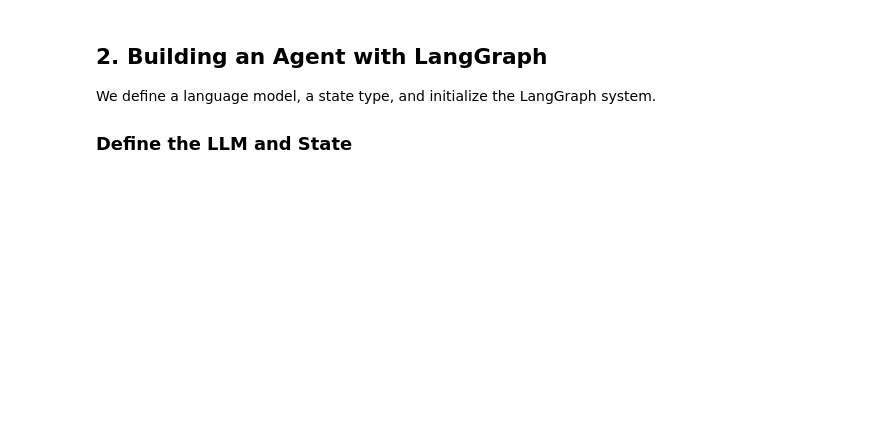
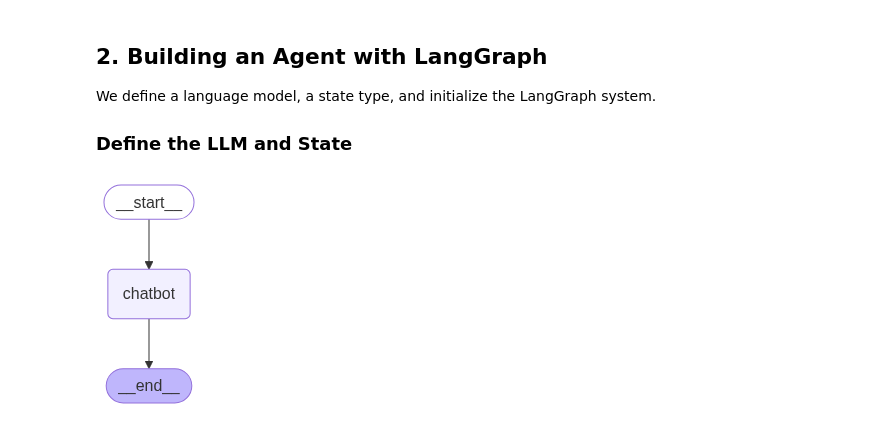
Before and after one commit to mohd-faizy/Developing_LLMs_Applications_with_LangChain, a Jupyter notebook: 08_langgraph_chatbot.ipynb, the cells around one changed output. Drawn from its saved outputs; the diff is of its cells as text; code cells hidden in the pictures; blank space fills up the shorter version.

```diff
--- a/08_langgraph_chatbot.ipynb
+++ b/08_langgraph_chatbot.ipynb
@@ -64,9 +66,31 @@ graph_builder.add_node("chatbot", chatbot)
 # %%
-# Define edges between START -> chatbot -> END
+# Initialize the language model
+llm = ChatGroq(model="llama-3.1-8b-instant")
+
+# State is a custom TypedDict used to define the shape of data passed between nodes in the graph
+# - It contains a single key: messages, which holds a list of messages exchanged (human/AI)
+# - The Annotated[..., add_messages] tells LangGraph how to automatically merge or accumulate messages during execution
+class State(TypedDict):
+    messages: Annotated[list, add_messages] # Messages with metadata
+
+# Create graph builder with State structure
+graph_builder = StateGraph(State)
+
+# Core function: generate chatbot response based on current state
+def chatbot(state: State):
+    return {"messages": [llm.invoke(state["messages"])]}
+
+# Add chatbot node to the graph
+graph_builder.add_node("chatbot", chatbot)
+
+# Define graph flow: START -> chatbot -> END
 graph_builder.add_edge(START, "chatbot")
 graph_builder.add_edge("chatbot", END)
 
-# Compile the graph
+# Compile and visualize the graph
 graph = graph_builder.compile()
+display(Image(graph.get_graph().draw_mermaid_png()))
+# %% [output]
+[figure, added]
 # %% [markdown]
 
```
Also changed, not shown: parts of 17 cells of this notebook, 2 other files.
